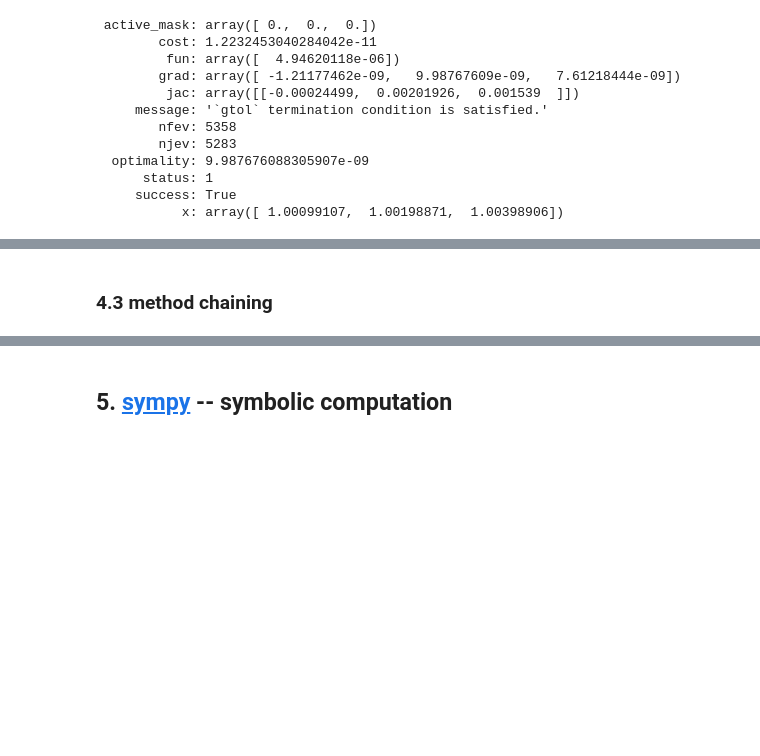
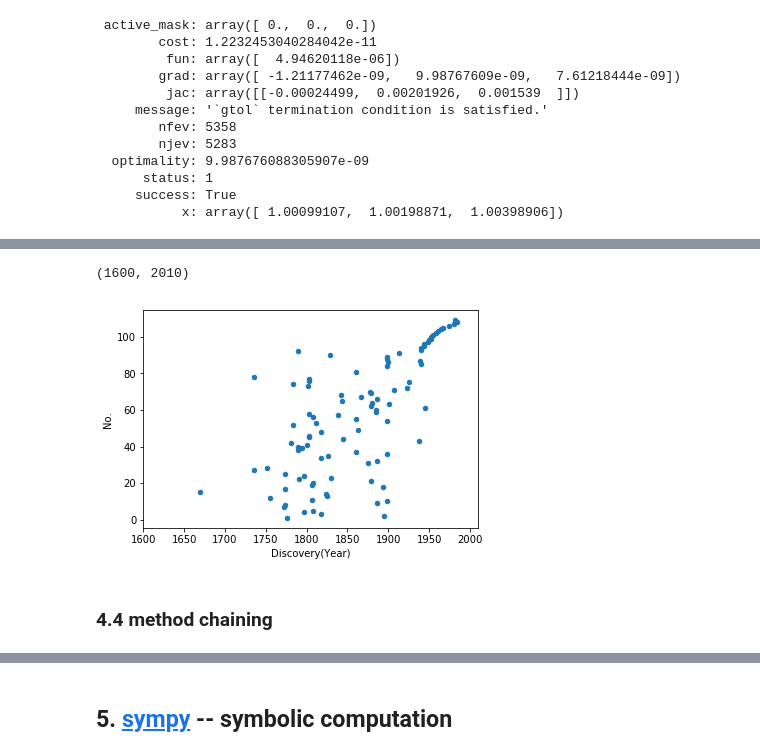
Before and after one commit to RealPolitiX/python_tutorial_FHI-PC-SESD, a Jupyter notebook: materials/PyTutorial_03_Numerics.ipynb, the cells around one changed output, grey strips where cells are left out. Saved outputs shown, nothing was run; the diff lists cells and outputs as text; code cells hidden in the pictures; blank space fills up the shorter version.

```diff
--- a/materials/PyTutorial_03_Numerics.ipynb
+++ b/materials/PyTutorial_03_Numerics.ipynb
@@ -432,2 +513,8 @@ df
+# %%
+ax = dfyr.plot.scatter(x='Discovery(Year)', y='No.')
+ax.set_xlim([1600, 2010])
+# %% [output]
+(1600, 2010)
+[figure, added]
 # %% [markdown]
-### 4.3 method chaining
+### 4.4 method chaining
```
Also changed, not shown: parts of 17 cells of this notebook, 1 other file.
